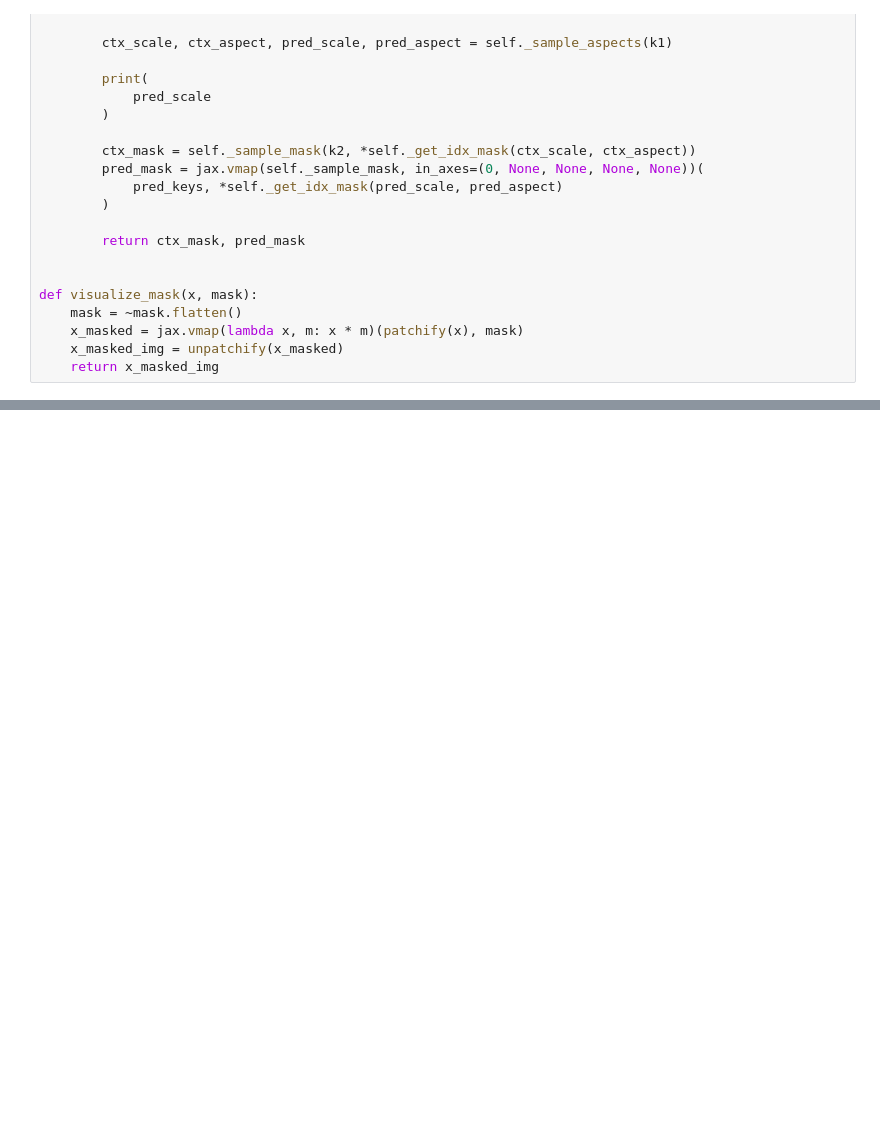
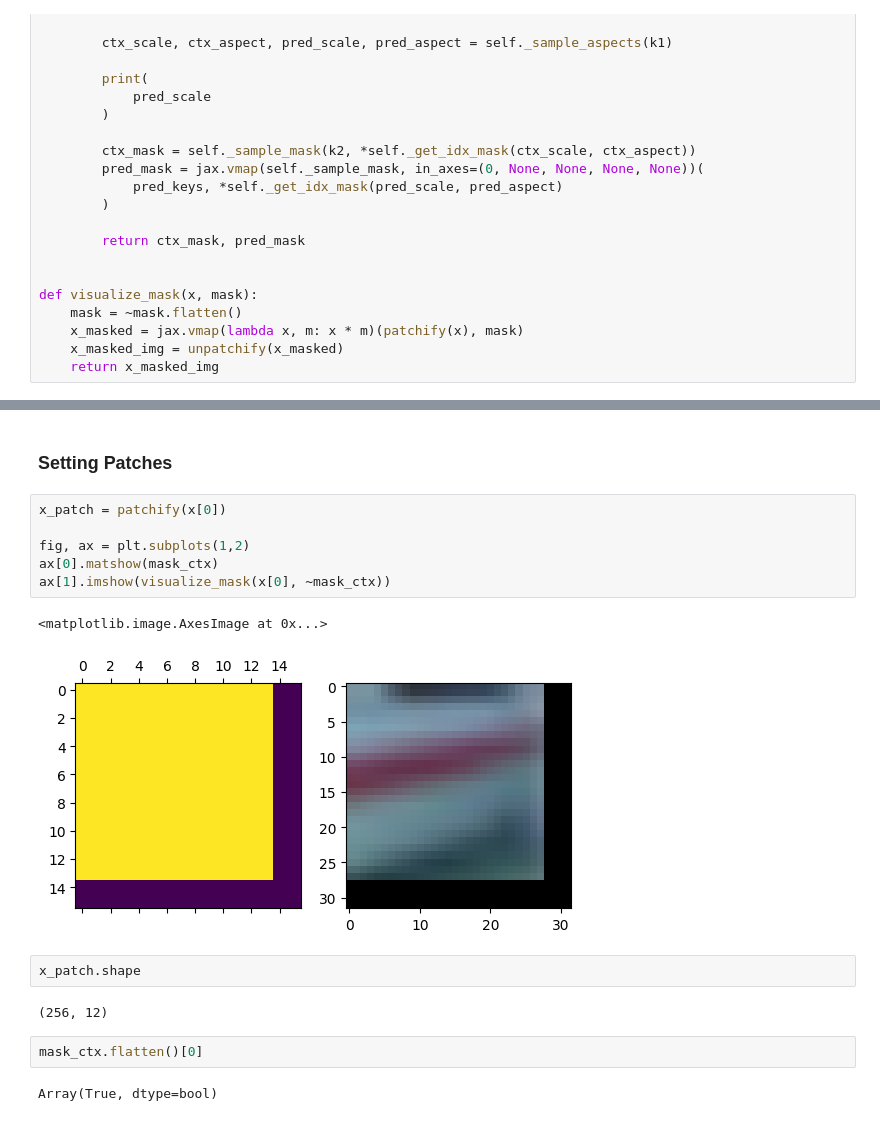
Before and after one commit to sugolov/jepax, a Jupyter notebook: notebooks/components/data_patch.ipynb, the cells around one changed output, grey strips where cells are left out. Saved outputs shown, nothing was run; the diff lists cells and outputs as text; blank space fills up the shorter version.

```diff
--- a/notebooks/components/data_patch.ipynb
+++ b/notebooks/components/data_patch.ipynb
@@ -178,0 +179,19 @@ ax[1].imshow(visualize_mask(x[0], mask_total))
+# %% [markdown]
+### Setting Patches
+# %%
+x_patch = patchify(x[0])
+
+fig, ax = plt.subplots(1,2)
+ax[0].matshow(mask_ctx)
+ax[1].imshow(visualize_mask(x[0], ~mask_ctx))
+# %% [output]
+<matplotlib.image.AxesImage at 0x...>
+[figure, added]
+# %%
+x_patch.shape
+# %% [output]
+(256, 12)
+# %%
+mask_ctx.flatten()[0]
+# %% [output]
+Array(True, dtype=bool)
```
Also changed, not shown: parts of 8 cells of this notebook, 2 other files.
